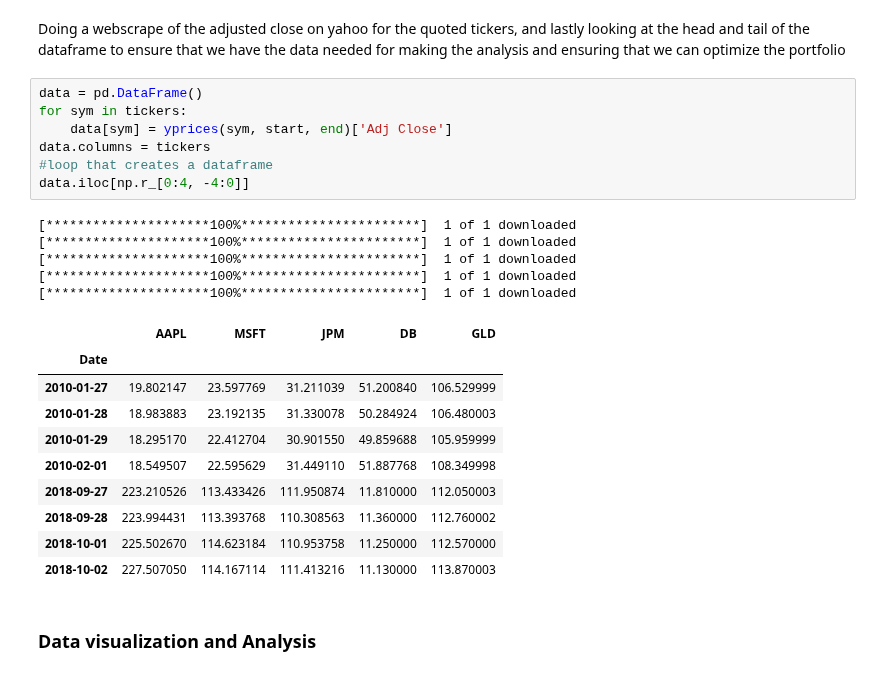
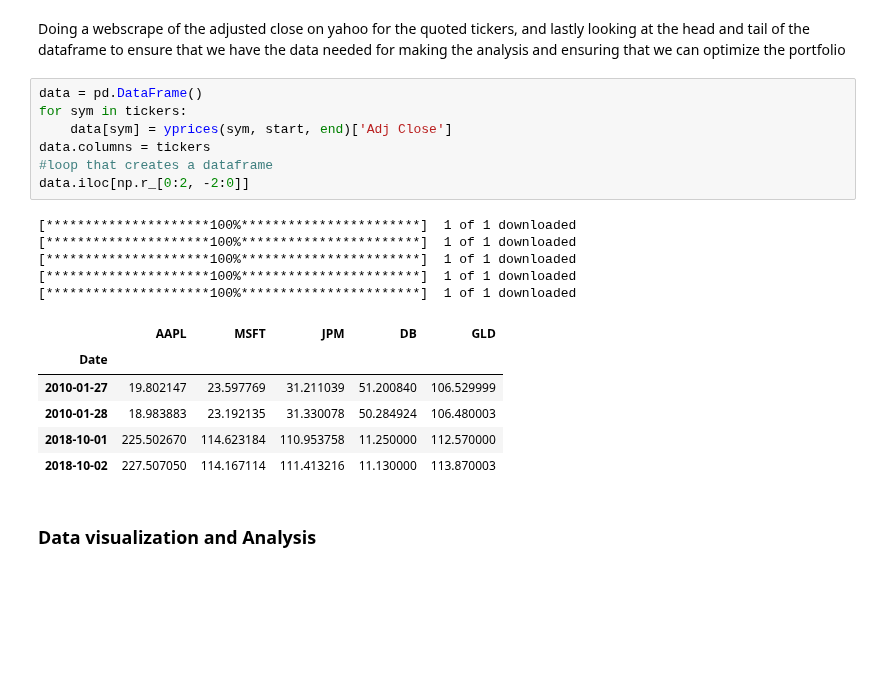
Before and after one commit to NumEconCopenhagen/projects-2019-mk, a Jupyter notebook: modelproject/modelproject/Modern Portfolio Theory.ipynb, the cells around one changed output. Saved outputs shown, nothing was run; the diff lists cells and outputs as text; blank space fills up the shorter version.

```diff
--- a/modelproject/modelproject/Modern Portfolio Theory.ipynb
+++ b/modelproject/modelproject/Modern Portfolio Theory.ipynb
@@ -65,24 +65,20 @@ Doing a webscrape of the adjusted close on yahoo for the quoted tickers, and las
 # %%
 data = pd.DataFrame()
 for sym in tickers:
     data[sym] = yprices(sym, start, end)['Adj Close']
 data.columns = tickers
 #loop that creates a dataframe
-data.iloc[np.r_[0:4, -4:0]]
+data.iloc[np.r_[0:2, -2:0]]
 # %% [output]
 [*********************100%***********************]  1 of 1 downloaded
 [*********************100%***********************]  1 of 1 downloaded
 [*********************100%***********************]  1 of 1 downloaded
 [*********************100%***********************]  1 of 1 downloaded
 [*********************100%***********************]  1 of 1 downloaded
 |  | AAPL | MSFT | JPM | DB | GLD |
 | Date |  |  |  |  |  |
 | 2010-01-27 | 19.802147 | 23.597769 | 31.211039 | 51.200840 | 106.529999 |
 | 2010-01-28 | 18.983883 | 23.192135 | 31.330078 | 50.284924 | 106.480003 |
-| 2010-01-29 | 18.295170 | 22.412704 | 30.901550 | 49.859688 | 105.959999 |
-| 2010-02-01 | 18.549507 | 22.595629 | 31.449110 | 51.887768 | 108.349998 |
-| 2018-09-27 | 223.210526 | 113.433426 | 111.950874 | 11.810000 | 112.050003 |
-| 2018-09-28 | 223.994431 | 113.393768 | 110.308563 | 11.360000 | 112.760002 |
 | 2018-10-01 | 225.502670 | 114.623184 | 110.953758 | 11.250000 | 112.570000 |
 | 2018-10-02 | 227.507050 | 114.167114 | 111.413216 | 11.130000 | 113.870003 |
 # %% [markdown]
```
Also changed, not shown: parts of 15 cells of this notebook.
